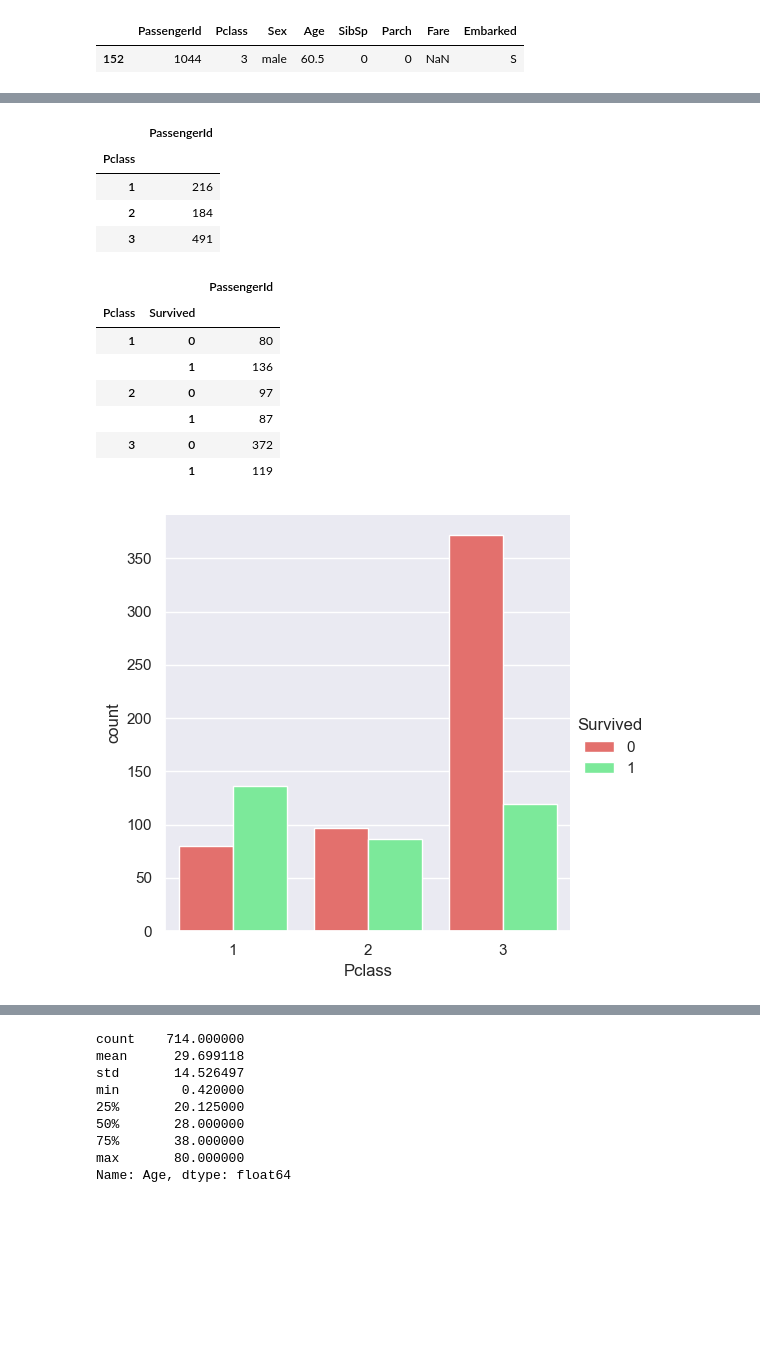
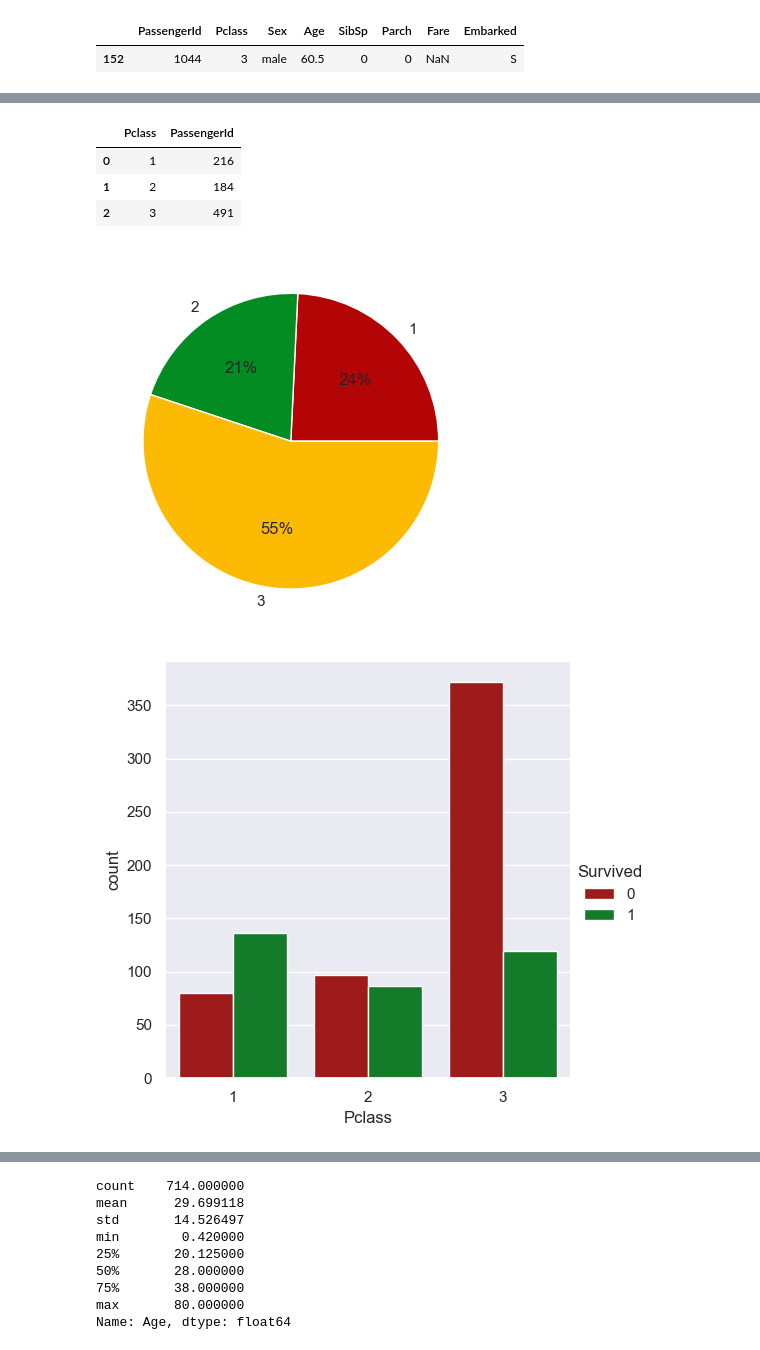
Before and after one commit to ElenaAgapitova/Portfolio, a Jupyter notebook: Kaggle/Titanic ML/Titanic.ipynb, the cells around one changed output, grey strips where cells are left out. Drawn from its saved outputs; the diff is of its cells as text; code cells hidden in the pictures; blank space fills up the shorter version.

```diff
--- a/Kaggle/Titanic ML/Titanic.ipynb
+++ b/Kaggle/Titanic ML/Titanic.ipynb
@@ -4,9 +4,10 @@ import missingno as msno
 import matplotlib.pyplot as plt
 import seaborn as sns
 import warnings
+import numpy as np
 
 warnings.filterwarnings('ignore')
-new_colors = ['#F75D59', '#6AFB92']
+new_colors = ['#b30505', '#038c21', '#fcba03']
 sns.set_theme(palette=new_colors)
 # %%
 PATH_TRAIN = 'data/train.csv'
@@ -154,21 +158,14 @@ train_full.groupby(['Sex', 'Survived']).agg({'PassengerId': 'count'})
 # %%
-train_full.groupby(['Pclass']).agg({'PassengerId': 'count'})
+group_class = train_full.groupby(['Pclass'], as_index=False).agg({'PassengerId': 'count'})
+plt.pie(group_class.PassengerId, labels=group_class.Pclass, autopct='%.0f%%')
+group_class
 # %% [output]
-|  | PassengerId |
-| Pclass |  |
-| 1 | 216 |
-| 2 | 184 |
-| 3 | 491 |
+|  | Pclass | PassengerId |
+| 0 | 1 | 216 |
+| 1 | 2 | 184 |
+| 2 | 3 | 491 |
+[figure, added]
 # %%
-sns.catplot('Pclass', data=train_full, hue='Survived', kind='count')
-train_full.groupby(['Pclass', 'Survived']).agg({'PassengerId': 'count'})
+sns.catplot('Pclass', data=train_full, hue='Survived', kind='count');
 # %% [output]
-|  |  | PassengerId |
-| Pclass | Survived |  |
-| 1 | 0 | 80 |
-|  | 1 | 136 |
-| 2 | 0 | 97 |
-|  | 1 | 87 |
-| 3 | 0 | 372 |
-|  | 1 | 119 |
-[figure, old version]
+[figure, new version]
```
Also changed, not shown: parts of 20 cells of this notebook.
